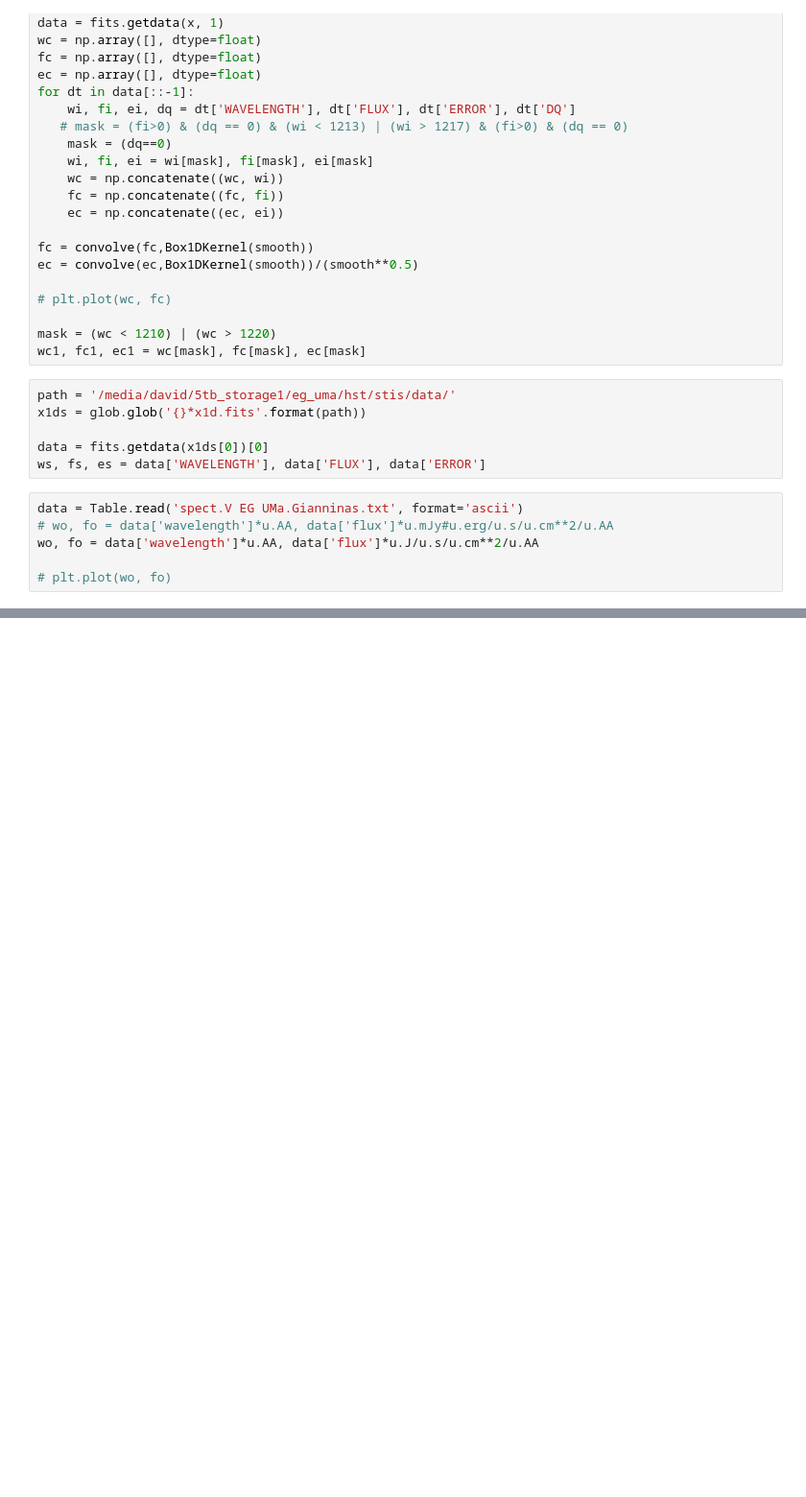
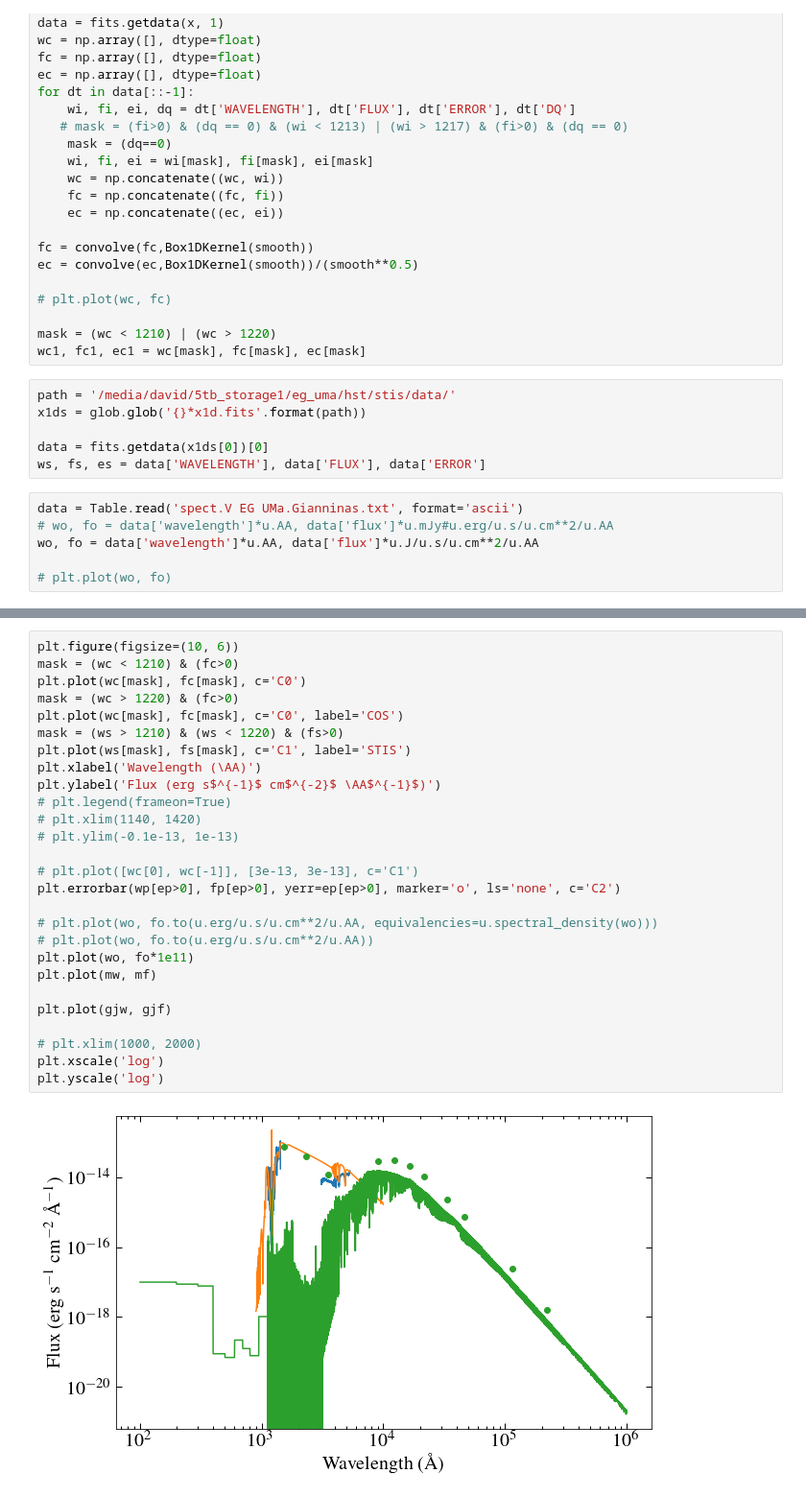
Before and after one commit to davidjwilson/pceb, a Jupyter notebook: eg_uma/eg_uma_sed.ipynb, the cells around one changed output, grey strips where cells are left out. Shown at 96% size. Cells and saved outputs as stored; diff of their text form; blank space fills up the shorter version.

```diff
--- a/eg_uma/eg_uma_sed.ipynb
+++ b/eg_uma/eg_uma_sed.ipynb
@@ -144,0 +169,29 @@ plt.yscale('log')
+# %%
+plt.figure(figsize=(10, 6))
+mask = (wc < 1210) & (fc>0)
+plt.plot(wc[mask], fc[mask], c='C0')
+mask = (wc > 1220) & (fc>0)
+plt.plot(wc[mask], fc[mask], c='C0', label='COS')
+mask = (ws > 1210) & (ws < 1220) & (fs>0)
+plt.plot(ws[mask], fs[mask], c='C1', label='STIS')
+plt.xlabel('Wavelength (\AA)')
+plt.ylabel('Flux (erg s$^{-1}$ cm$^{-2}$ \AA$^{-1}$)')
+# plt.legend(frameon=True)
+# plt.xlim(1140, 1420)
+# plt.ylim(-0.1e-13, 1e-13)
+
+# plt.plot([wc[0], wc[-1]], [3e-13, 3e-13], c='C1')
+plt.errorbar(wp[ep>0], fp[ep>0], yerr=ep[ep>0], marker='o', ls='none', c='C2')
+
+# plt.plot(wo, fo.to(u.erg/u.s/u.cm**2/u.AA, equivalencies=u.spectral_density(wo)))
+# plt.plot(wo, fo.to(u.erg/u.s/u.cm**2/u.AA))
+plt.plot(wo, fo*1e11)
+plt.plot(mw, mf)
+
+plt.plot(gjw, gjf)
+
+# plt.xlim(1000, 2000)
+plt.xscale('log')
+plt.yscale('log')
+# %% [output]
+[figure, added]
```
Also changed, not shown: parts of 9 cells of this notebook, 5 other files.
